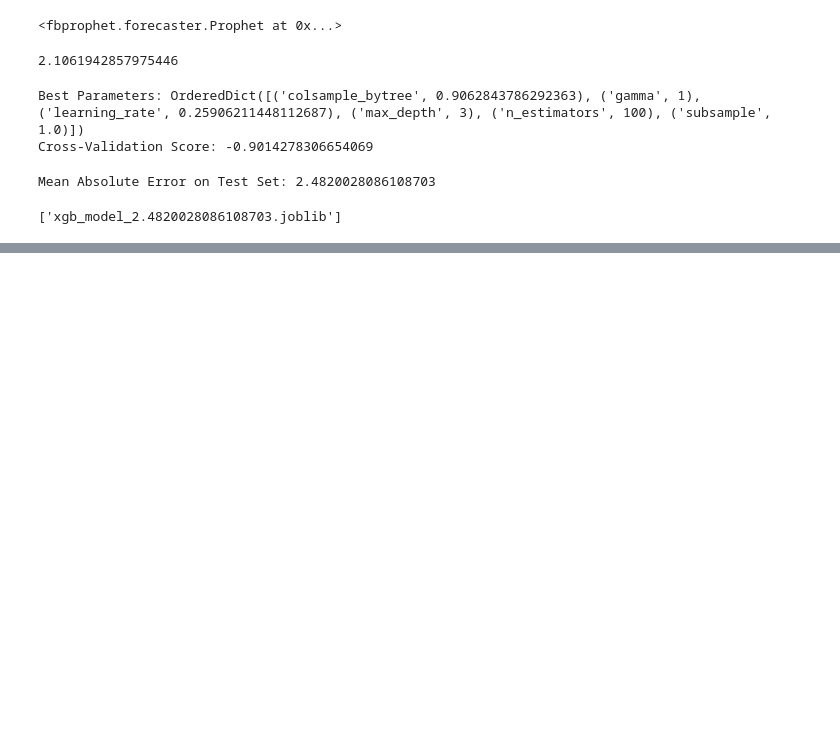
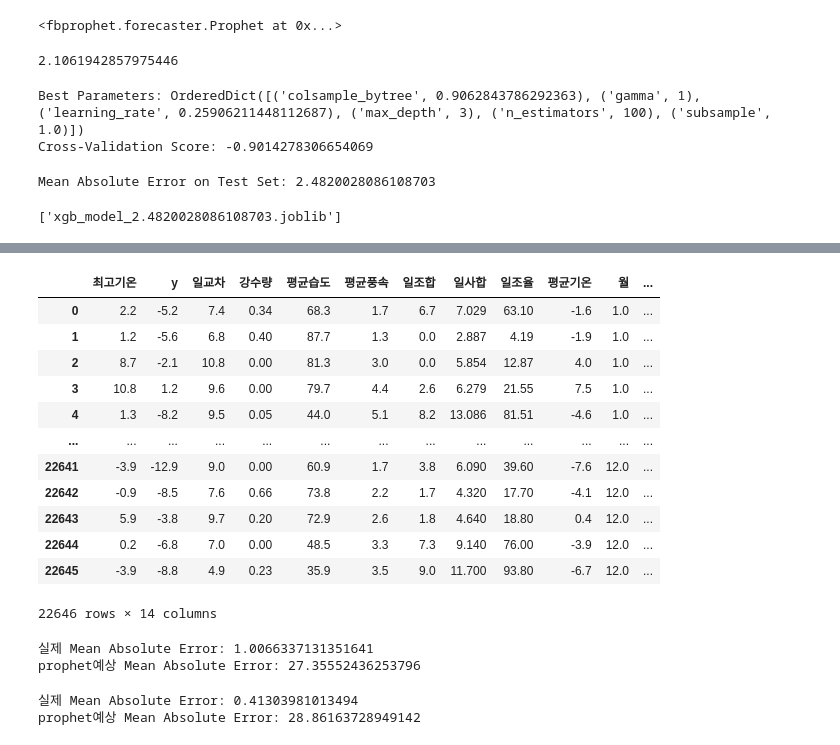
Before and after one commit to Minsung-commit/workbench, a Jupyter notebook: Daicon/날씨예측/modeling.ipynb, the cells around one changed output, grey strips where cells are left out. Saved outputs shown, nothing was run; the diff lists cells and outputs as text; code cells hidden in the pictures; blank space fills up the shorter version.

```diff
--- a/Daicon/날씨예측/modeling.ipynb
+++ b/Daicon/날씨예측/modeling.ipynb
@@ -318,0 +409,58 @@ joblib.dump(model, f'xgb_model_{mae}.joblib')
+# %%
+train
+# %% [output]
+|  | 최고기온 | y | 일교차 | 강수량 | 평균습도 | 평균풍속 | 일조합 | 일사합 | 일조율 | 평균기온 | 월 | ... |
+| 0 | 2.2 | -5.2 | 7.4 | 0.34 | 68.3 | 1.7 | 6.7 | 7.029 | 63.10 | -1.6 | 1.0 | ... |
+| 1 | 1.2 | -5.6 | 6.8 | 0.40 | 87.7 | 1.3 | 0.0 | 2.887 | 4.19 | -1.9 | 1.0 | ... |
+| 2 | 8.7 | -2.1 | 10.8 | 0.00 | 81.3 | 3.0 | 0.0 | 5.854 | 12.87 | 4.0 | 1.0 | ... |
+| 3 | 10.8 | 1.2 | 9.6 | 0.00 | 79.7 | 4.4 | 2.6 | 6.279 | 21.55 | 7.5 | 1.0 | ... |
+| 4 | 1.3 | -8.2 | 9.5 | 0.05 | 44.0 | 5.1 | 8.2 | 13.086 | 81.51 | -4.6 | 1.0 | ... |
+| ... | ... | ... | ... | ... | ... | ... | ... | ... | ... | ... | ... | ... |
+| 22641 | -3.9 | -12.9 | 9.0 | 0.00 | 60.9 | 1.7 | 3.8 | 6.090 | 39.60 | -7.6 | 12.0 | ... |
+| 22642 | -0.9 | -8.5 | 7.6 | 0.66 | 73.8 | 2.2 | 1.7 | 4.320 | 17.70 | -4.1 | 12.0 | ... |
+| 22643 | 5.9 | -3.8 | 9.7 | 0.20 | 72.9 | 2.6 | 1.8 | 4.640 | 18.80 | 0.4 | 12.0 | ... |
+| 22644 | 0.2 | -6.8 | 7.0 | 0.00 | 48.5 | 3.3 | 7.3 | 9.140 | 76.00 | -3.9 | 12.0 | ... |
+| 22645 | -3.9 | -8.8 | 4.9 | 0.23 | 35.9 | 3.5 | 9.0 | 11.700 | 93.80 | -6.7 | 12.0 | ... |
+22646 rows × 14 columns
+# %%
+# XGBoost 모델 초기화 및 학습 (objective="reg:linear"로 설정)
+model = xgb.XGBRegressor(objective="reg:squarederror", random_state=42)
+model.fit(X_train, y_train)
+
+X_test_ph = X_test.copy()
+X_test_ph["최고기온"] = 최고
+X_test_ph["최저기온"] = 최저
+
+# 학습된 모델로 예측
+y_pred_ph = model.predict(X_test_ph)
+y_pred = model.predict(X_test)
+
+# 예측 결과 평가 (Mean Absolute Error 사용)
+mae = mean_absolute_error(y_test, y_pred)
+mae_ph = mean_absolute_error(y_test, y_pred_ph)
+print(f"실제 Mean Absolute Error: {mae}")
+print(f"prophet예상 Mean Absolute Error: {mae_ph}")
+# %% [output]
+실제 Mean Absolute Error: 1.0066337131351641
+prophet예상 Mean Absolute Error: 27.35552436253796
+# %%
+# XGBoost 모델 초기화 및 학습 (objective="reg:linear"로 설정)
+model = xgb.XGBRegressor(objective="reg:squarederror", random_state=42)
+model.fit(X_train, y_train)
+
+X_test_ph = X_test.copy()
+X_test_ph["최고기온"] = 최고
+X_test_ph["최저기온"] = 최저
+
+# 학습된 모델로 예측
+y_pred_ph = model.predict(X_test_ph)
+y_pred = model.predict(X_test)
+
+# 예측 결과 평가 (Mean Absolute Error 사용)
+mae = mean_absolute_error(y_test, y_pred)
+mae_ph = mean_absolute_error(y_test, y_pred_ph)
+print(f"실제 Mean Absolute Error: {mae}")
+print(f"prophet예상 Mean Absolute Error: {mae_ph}")
+# %% [output]
+실제 Mean Absolute Error: 0.41303981013494
+prophet예상 Mean Absolute Error: 28.86163728949142
```
Also changed, not shown: parts of 15 cells of this notebook.
